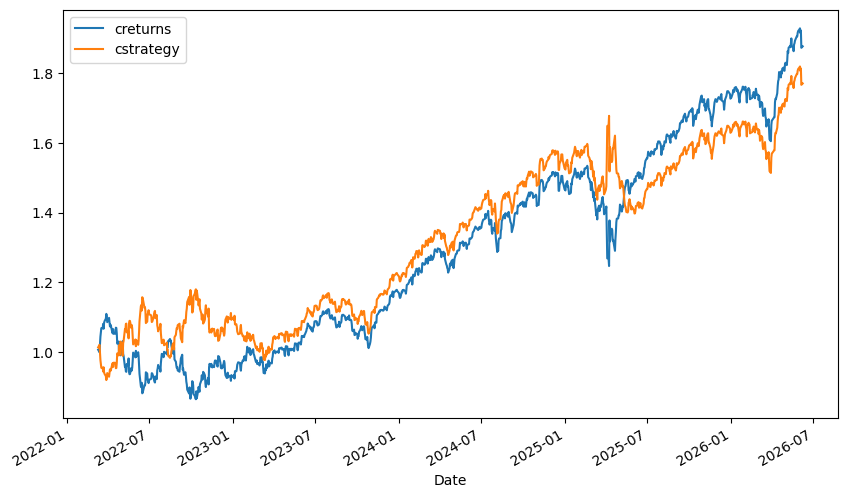
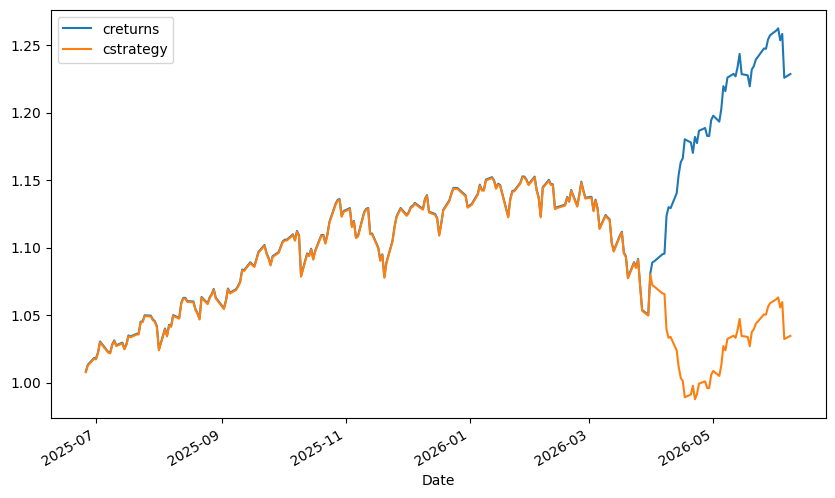
Code edit (unified diff) that turned the first committed figure into the second:
--- before
+++ after
@@ -1,24 +1,25 @@
 data=yf.Ticker('SPY')
 df=data.history(period='5y')
-df.head()
-df=df[["Close"]]
-df["Shifted Close"]=df["Close"].shift(1)
-df["returns"]=np.log(df["Close"]/df["Shifted Close"])
-df.dropna(inplace=True)
-df["creturns"]=np.exp(df["returns"].cumsum())
-df_copy=df.copy()
+train=df.iloc[:-242]
+test=df.iloc[-242:]
+train=train[["Close"]]
+train["Shifted Close"]=train["Close"].shift(1)
+train["returns"]=np.log(train["Close"]/train["Shifted Close"])
+train.dropna(inplace=True)
+train["creturns"]=np.exp(train["returns"].cumsum())
+train_copy=train.copy()
 best_fit=[]
 
 for i in range(10,60,5):
     for j in range(100,200,10):
-        df_copy[f"{i}d"]=df_copy["Close"].rolling(i).mean()
-        df_copy[f"{j}d"]=df_copy["Close"].rolling(j).mean()
-        df_copy.dropna(inplace=True)
-        df_copy["position"]=np.where(df_copy[f"{i}d"]>df_copy[f"{j}d"],1,-1)
-        df_copy["strategy"]=df_copy["returns"]*df_copy["position"].shift(1)
-        df_copy.dropna(inplace=True)
-        df_copy["cstrategy"]=np.exp(df_copy["strategy"].cumsum())
-        best_fit.append((i,j,df_copy["cstrategy"].iloc[-1]))
-        df_copy = df.copy()
+        train_copy[f"{i}d"]=train_copy["Close"].rolling(i).mean()
+        train_copy[f"{j}d"]=train_copy["Close"].rolling(j).mean()
+        train_copy.dropna(inplace=True)
+        train_copy["position"]=np.where(train_copy[f"{i}d"]>train_copy[f"{j}d"],1,-1)
+        train_copy["strategy"]=train_copy["returns"]*train_copy["position"].shift(1)
+        train_copy.dropna(inplace=True)
+        train_copy["cstrategy"]=np.exp(train_copy["strategy"].cumsum())
+        best_fit.append((i,j,train_copy["cstrategy"].iloc[-1]))
+        train_copy = train.copy()
     
 best_value=best_fit[0][2]
@@ -30,16 +31,25 @@
         best_i=i
         best_j=j
-        
 
 
-
+df=df[["Close"]]
 df[f"{best_i}d"]=df["Close"].rolling(best_i).mean()
 df[f"{best_j}d"]=df["Close"].rolling(best_j).mean()
-df.dropna(inplace=True)
-df["position"]=np.where(df[f"{best_i}d"]>df[f"{best_j}d"],1,-1)
-df["strategy"]=df["returns"]*df["position"].shift(1)
-df.dropna(inplace=True)
-df["cstrategy"]=np.exp(df["strategy"].cumsum())
-df[["creturns","cstrategy"]].plot(figsize=(10,6))
+
+       
+
+test=test[["Close"]]
+test["Shifted Close"]=test["Close"].shift(1)
+test["returns"]=np.log(test["Close"]/test["Shifted Close"])
+test.dropna(inplace=True)
+test["creturns"]=np.exp(test["returns"].cumsum())
+test[f"{best_i}d"] = df.loc[test.index, f"{best_i}d"]
+test[f"{best_j}d"] = df.loc[test.index, f"{best_j}d"]
+test.dropna(inplace=True)
+test["position"]=np.where(test[f"{best_i}d"]>test[f"{best_j}d"],1,-1)
+test["strategy"]=test["returns"]*test["position"].shift(1)
+test.dropna(inplace=True)
+test["cstrategy"]=np.exp(test["strategy"].cumsum())
+test[["creturns","cstrategy"]].plot(figsize=(10,6))
 plt.show()
 
@@ -50,4 +60,2 @@
 
 
-
-

Commit: Refactor: Implement out-of-sample testing and prevent data leakage via index mapping